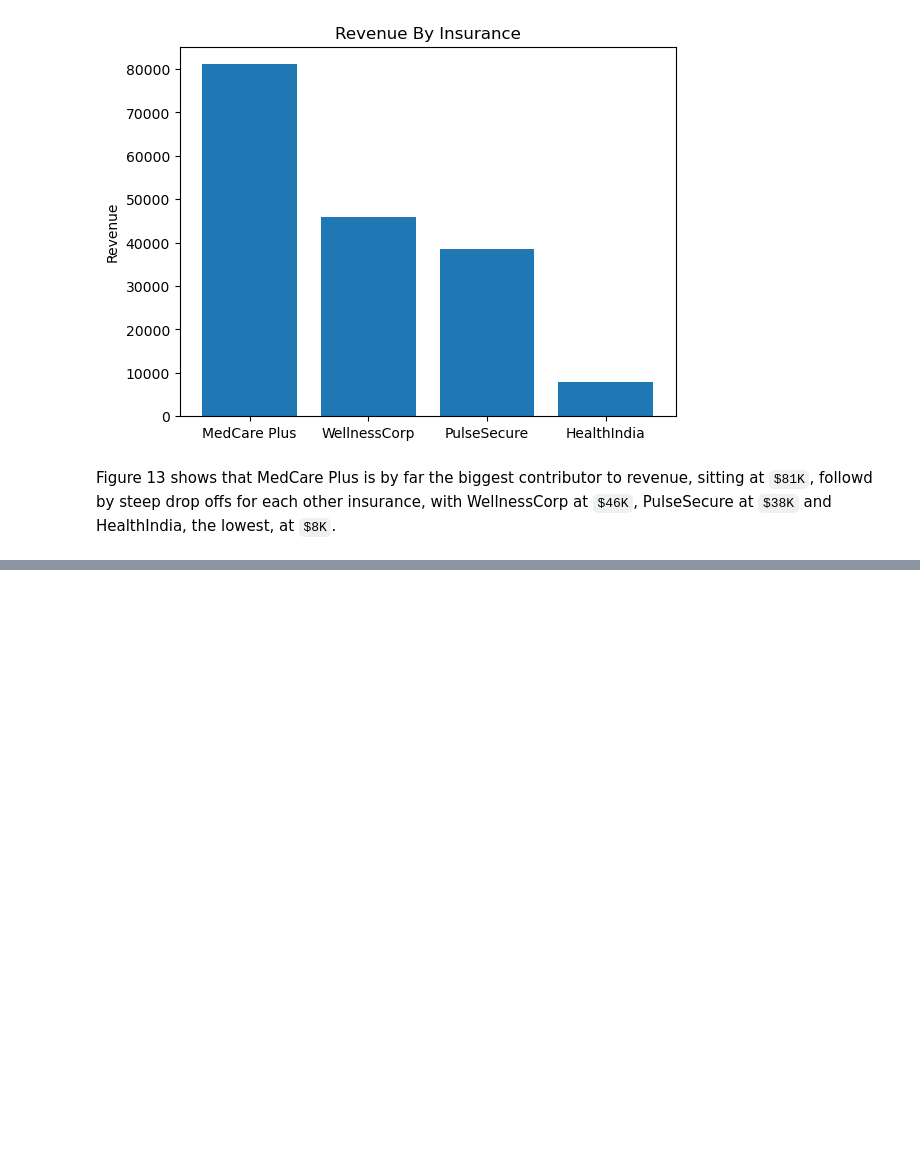
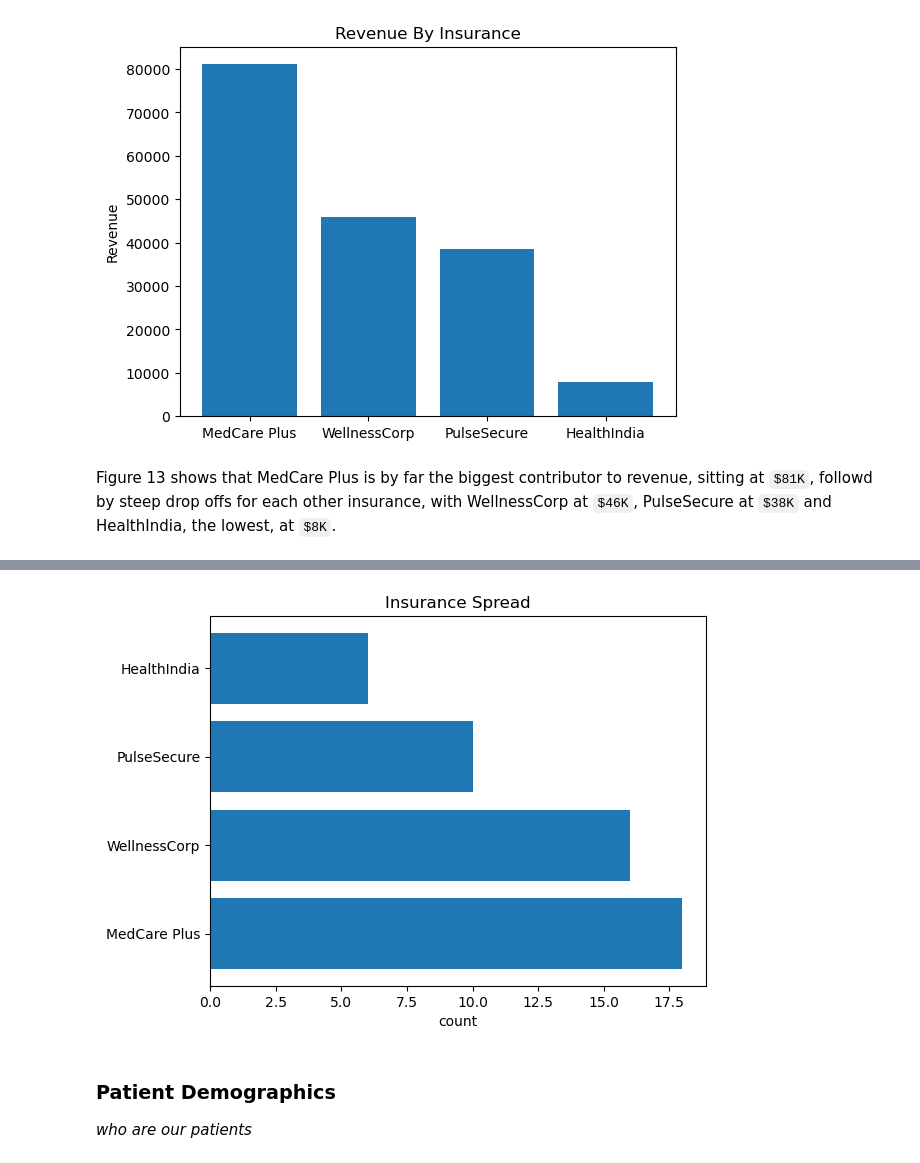
Before and after one commit to Djohnson1313/hospital_operations_intelligence, a Jupyter notebook: hospital_operations_analysis.ipynb, the cells around one changed output, grey strips where cells are left out. Cells and saved outputs as stored; diff of their text form; code cells hidden in the pictures; blank space fills up the shorter version.

Commit message:
patient demographics

```diff
--- a/hospital_operations_analysis.ipynb
+++ b/hospital_operations_analysis.ipynb
@@ -1194,3 +1195,13 @@ plt.show();
 [figure]
 # %% [markdown]
 Figure 13 shows that MedCare Plus is by far the biggest contributor to revenue, sitting at `$81K`, followd by steep drop offs for each other insurance, with WellnessCorp at `$46K`, PulseSecure at `$38K` and HealthIndia, the lowest, at `$8K`.
+# %%
+# insurance spread
+ins_count = pd.read_sql('''
+select insurance_provider, count(insurance_provider) as count
+from patients
+group by insurance_provider
+order by count desc
+''', conn)
+
+ins_count
@@ -1196,0 +1214,17 @@ Figure 13 shows that MedCare Plus is by far the biggest contributor to revenue,
+# %%
+fig, ax = plt.subplots()
+
+x = ins_count['insurance_provider']
+y = ins_count['count']
+
+plt.barh(x,y)
+
+plt.title('Insurance Spread')
+plt.xlabel('count')
+
+plt.show();
+# %% [output]
+[figure, added]
+# %% [markdown]
+### Patient Demographics
+_who are our patients_
```
Also changed, not shown: parts of 11 cells of this notebook.
